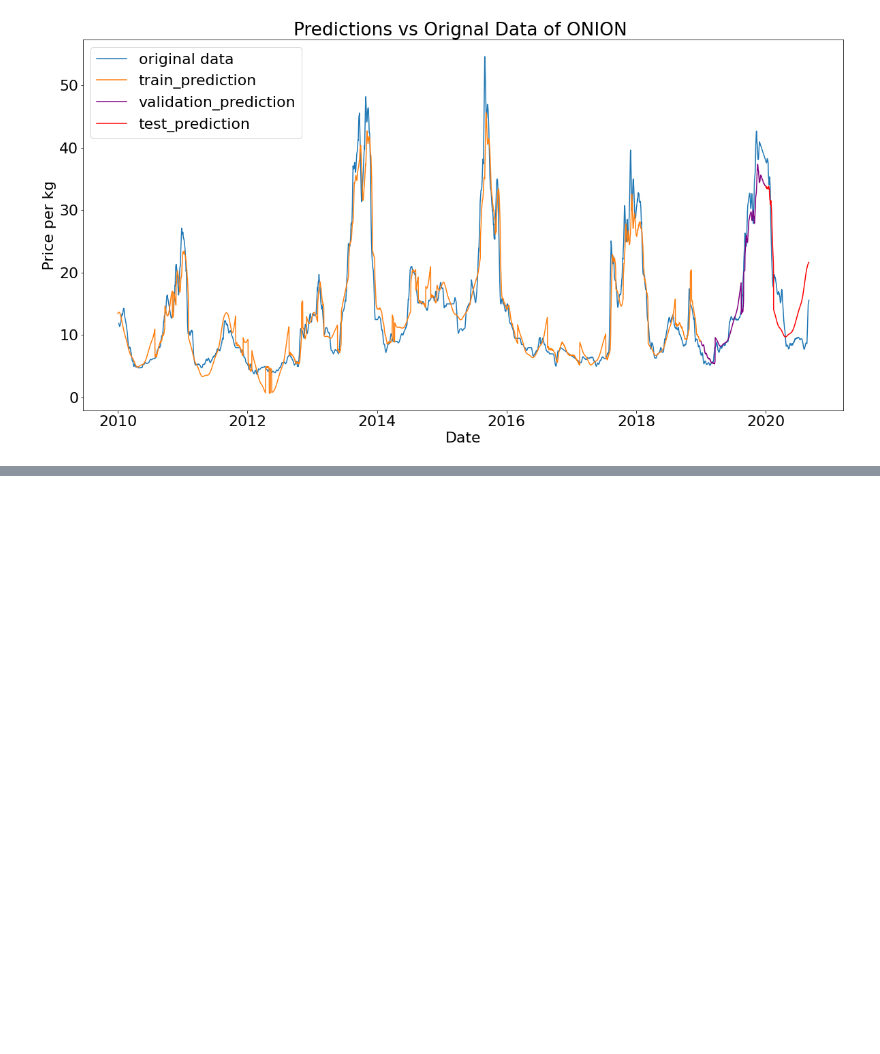
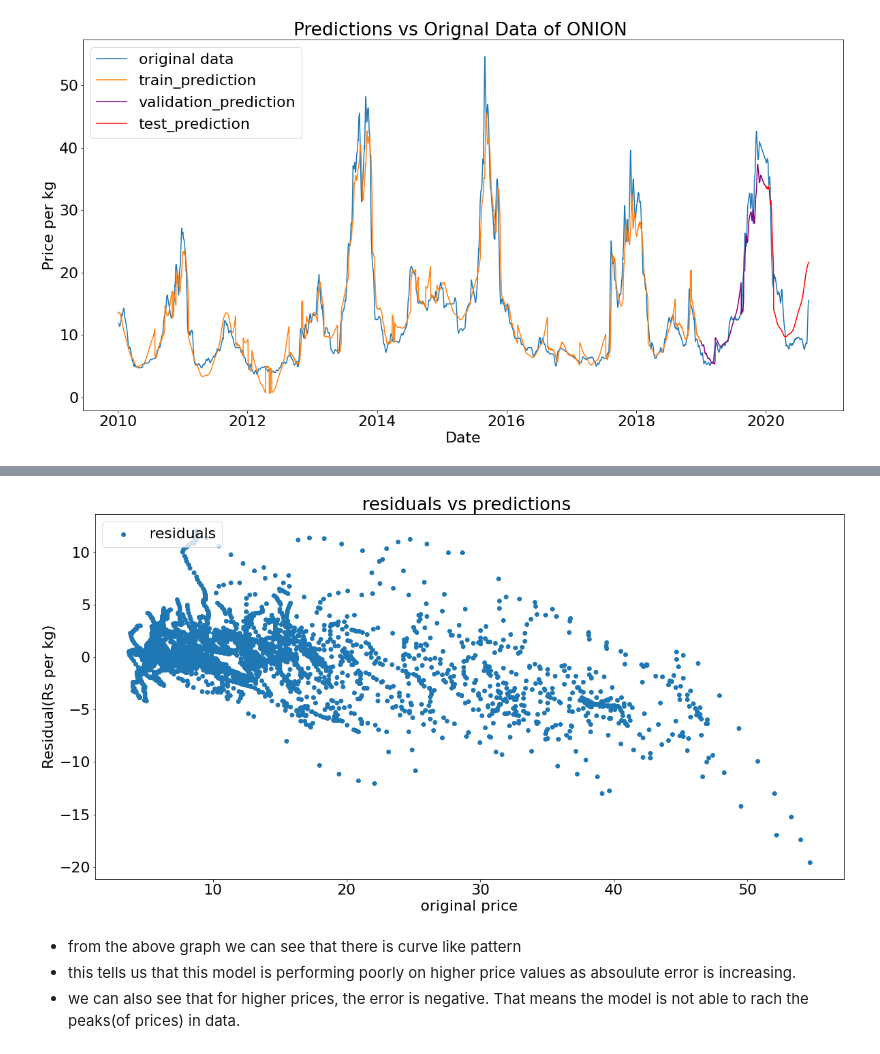
Before and after one commit to siramk/DS250_PROJECT_VEGETABLE_PRICE_ANALYSIS, a Jupyter notebook: final prophet-ONION.ipynb, the cells around one changed output, grey strips where cells are left out. Cells and saved outputs as stored; diff of their text form; code cells hidden in the pictures; blank space fills up the shorter version.

```diff
--- a/final prophet-ONION.ipynb
+++ b/final prophet-ONION.ipynb
@@ -139,0 +165,15 @@ future_prediction_values = final_forecast['yhat'][-7:]
+# %%
+plt.figure(figsize=(20,10))
+selected_forecast['error'] = selected_forecast['yhat'] - df['y']
+plt.scatter(df['y']/100, selected_forecast['error']/100, label= "residuals")
+plt.legend(loc="upper left")
+plt.title("residuals vs predictions ")
+plt.xlabel("original price")
+plt.ylabel("Residual(Rs per kg)")
+plt.show()
+# %% [output]
+[figure, added]
+# %% [markdown]
+- from the above graph we can see that there is curve like pattern
+- this tells us that this model is performing poorly on higher price values as absoulute error is increasing.
+- we can also see that for higher prices, the error is negative. That means the model is not able to rach the peaks(of prices) in data.
```
Also changed, not shown: parts of 4 cells of this notebook, 1 other file.
